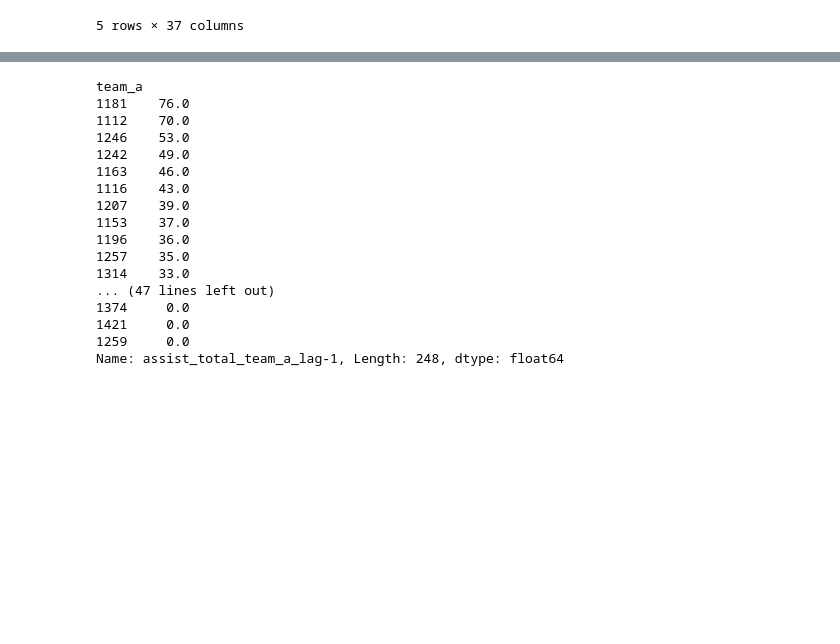
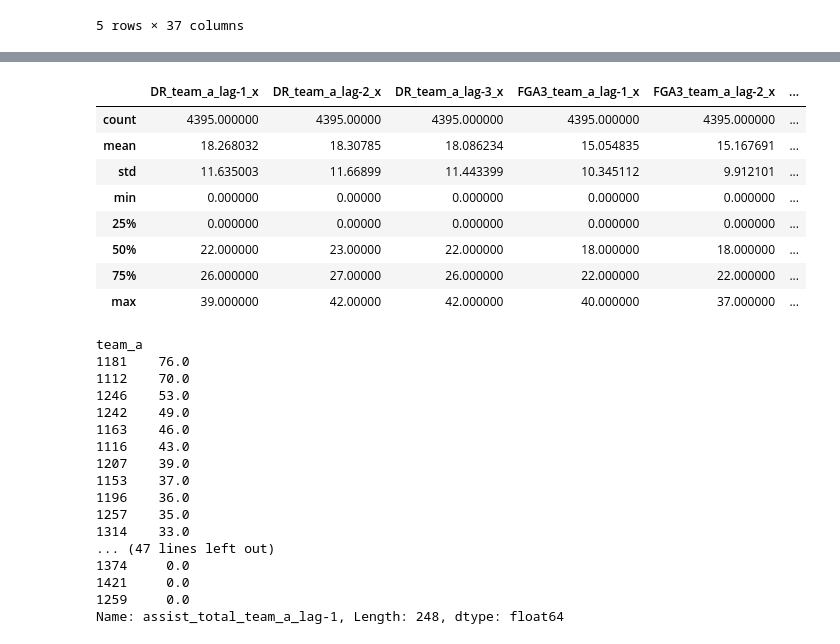
Before and after one commit to TheMoods/MarchMadness, a Jupyter notebook: 2_Javi_event_data.ipynb, the cells around one changed output, grey strips where cells are left out. Saved outputs shown, nothing was run; the diff lists cells and outputs as text; code cells hidden in the pictures; blank space fills up the shorter version.

```diff
--- a/2_Javi_event_data.ipynb
+++ b/2_Javi_event_data.ipynb
@@ -57,3 +76,15 @@ data_events.head()
+# %%
+data_events.iloc[:,13:30].describe()
+# %% [output]
+|  | DR_team_a_lag-1_x | DR_team_a_lag-2_x | DR_team_a_lag-3_x | FGA3_team_a_lag-1_x | FGA3_team_a_lag-2_x | ... |
+| count | 4395.000000 | 4395.00000 | 4395.000000 | 4395.000000 | 4395.000000 | ... |
+| mean | 18.268032 | 18.30785 | 18.086234 | 15.054835 | 15.167691 | ... |
+| std | 11.635003 | 11.66899 | 11.443399 | 10.345112 | 9.912101 | ... |
+| min | 0.000000 | 0.00000 | 0.000000 | 0.000000 | 0.000000 | ... |
+| 25% | 0.000000 | 0.00000 | 0.000000 | 0.000000 | 0.000000 | ... |
+| 50% | 22.000000 | 23.00000 | 22.000000 | 18.000000 | 18.000000 | ... |
+| 75% | 26.000000 | 27.00000 | 26.000000 | 22.000000 | 22.000000 | ... |
+| max | 39.000000 | 42.00000 | 42.000000 | 40.000000 | 37.000000 | ... |
 # %%
 data_events.set_index('team_a')['assist_total_team_a_lag-1'].isnull().groupby('team_a').sum().sort_values(ascending=False)
 # %% [output]
```
Also changed, not shown: parts of 2 cells of this notebook, 3 other files.
